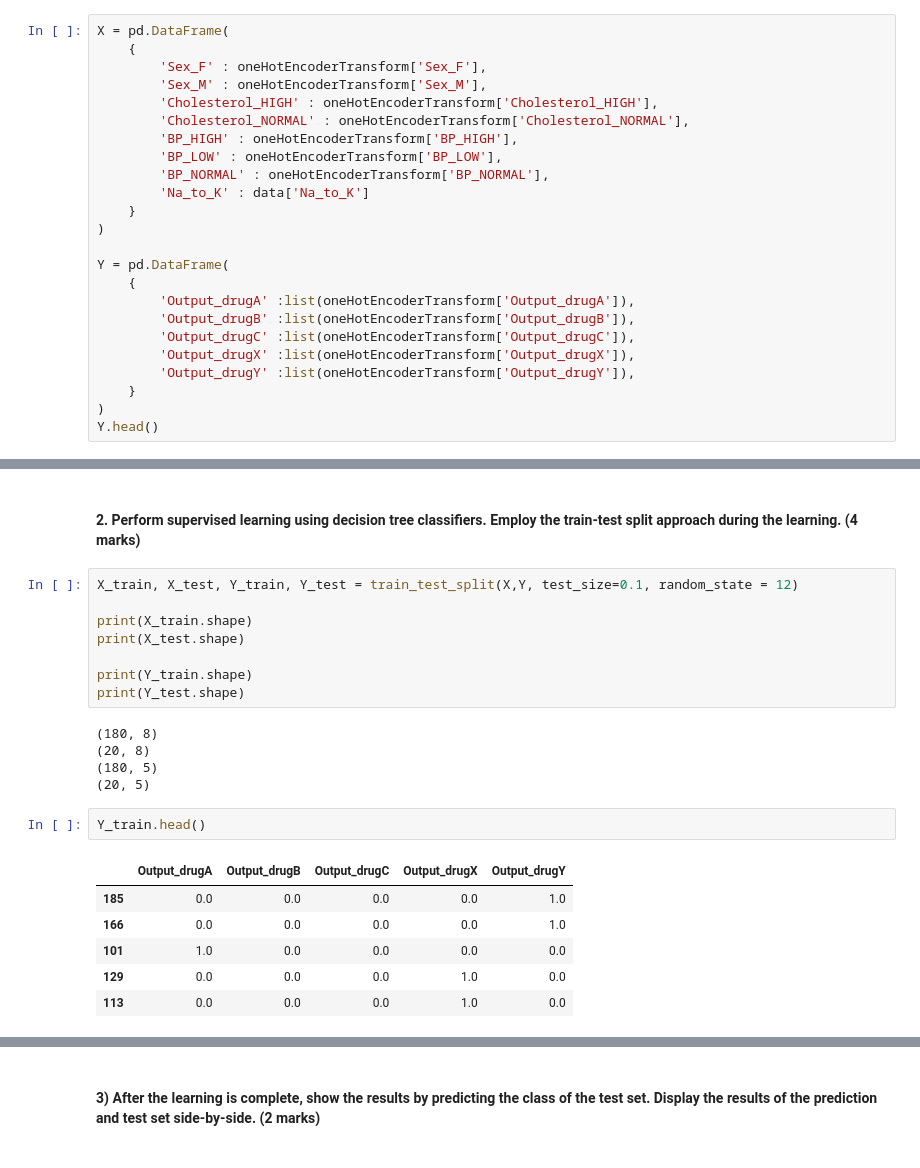
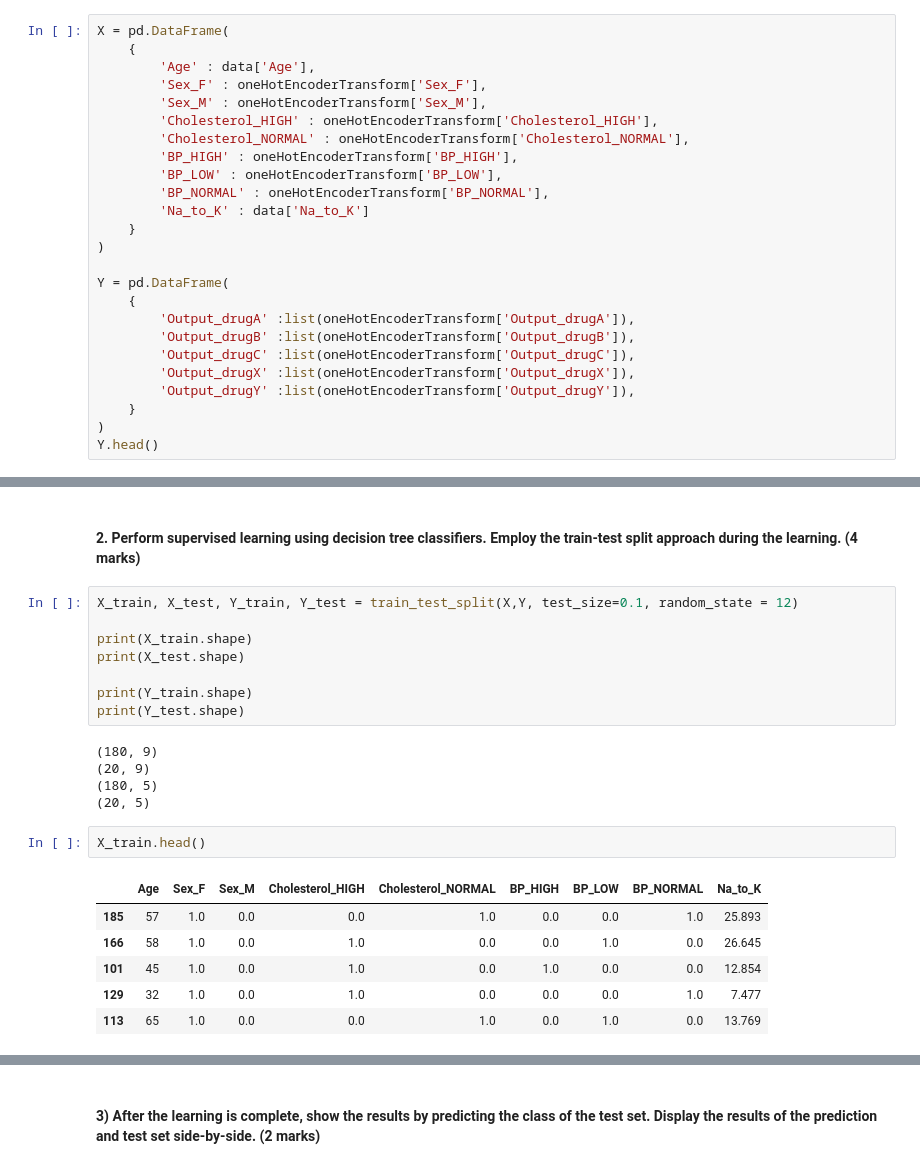
Before and after one commit to DeneshwaraSai/IIT-CS484-ML, a Jupyter notebook: Assignment1/Assignment-1-Q2.ipynb, the cells around one changed output, grey strips where cells are left out. Saved outputs shown, nothing was run; the diff lists cells and outputs as text.

```diff
--- a/Assignment1/Assignment-1-Q2.ipynb
+++ b/Assignment1/Assignment-1-Q2.ipynb
@@ -254,6 +254,7 @@ Index(['Sex_F', 'Sex_M', 'Cholesterol_HIGH', 'Cholesterol_NORMAL', 'BP_HIGH',
 # %%
 X = pd.DataFrame(
     {
+        'Age' : data['Age'],
         'Sex_F' : oneHotEncoderTransform['Sex_F'],
         'Sex_M' : oneHotEncoderTransform['Sex_M'],
         'Cholesterol_HIGH' : oneHotEncoderTransform['Cholesterol_HIGH'],
@@ -302,19 +303,19 @@ print(X_test.shape)
 print(Y_train.shape)
 print(Y_test.shape)
 # %% [output]
-(180, 8)
-(20, 8)
+(180, 9)
+(20, 9)
 (180, 5)
 (20, 5)
 # %%
-Y_train.head()
+X_train.head()
 # %% [output]
-|  | Output_drugA | Output_drugB | Output_drugC | Output_drugX | Output_drugY |
-| 185 | 0.0 | 0.0 | 0.0 | 0.0 | 1.0 |
-| 166 | 0.0 | 0.0 | 0.0 | 0.0 | 1.0 |
-| 101 | 1.0 | 0.0 | 0.0 | 0.0 | 0.0 |
-| 129 | 0.0 | 0.0 | 0.0 | 1.0 | 0.0 |
-| 113 | 0.0 | 0.0 | 0.0 | 1.0 | 0.0 |
+|  | Age | Sex_F | Sex_M | Cholesterol_HIGH | Cholesterol_NORMAL | BP_HIGH | BP_LOW | BP_NORMAL | Na_to_K |
+| 185 | 57 | 1.0 | 0.0 | 0.0 | 1.0 | 0.0 | 0.0 | 1.0 | 25.893 |
+| 166 | 58 | 1.0 | 0.0 | 1.0 | 0.0 | 0.0 | 1.0 | 0.0 | 26.645 |
+| 101 | 45 | 1.0 | 0.0 | 1.0 | 0.0 | 1.0 | 0.0 | 0.0 | 12.854 |
+| 129 | 32 | 1.0 | 0.0 | 1.0 | 0.0 | 0.0 | 0.0 | 1.0 | 7.477 |
+| 113 | 65 | 1.0 | 0.0 | 0.0 | 1.0 | 0.0 | 1.0 | 0.0 | 13.769 |
 # %%
 decisionTree = DecisionTreeClassifier()
 decisionTree.fit(X_train, Y_train)
```
Also changed, not shown: parts of 6 cells of this notebook, 6 other files.
